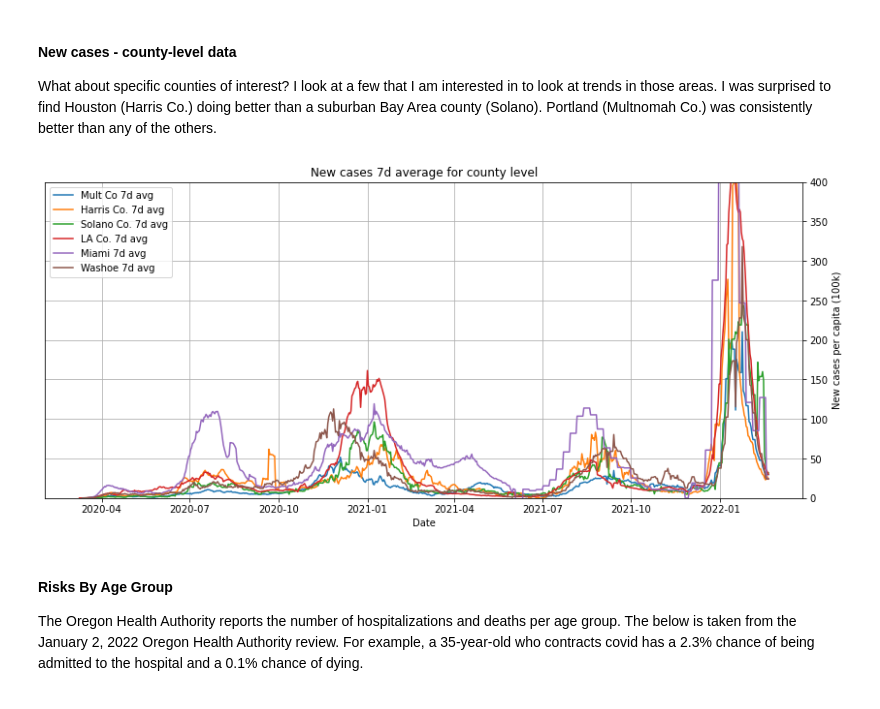
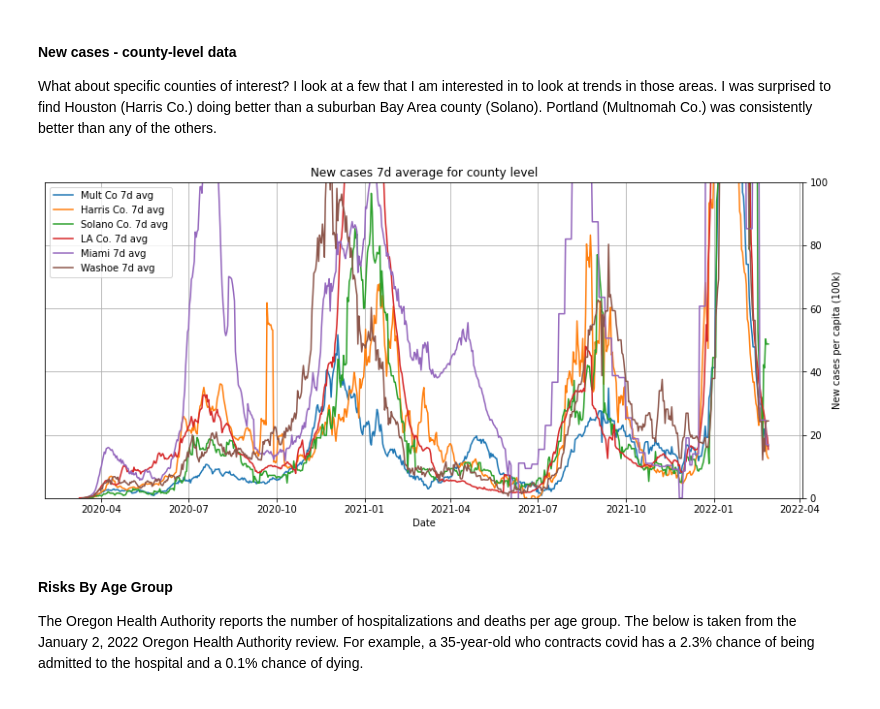
Before and after one commit to nb137/Covid-Data-Analysis, a Jupyter notebook: Covid_Data_Plots.ipynb, the cells around one changed output. Cells and saved outputs as stored; diff of their text form; code cells hidden in the pictures.

```diff
--- a/Covid_Data_Plots.ipynb
+++ b/Covid_Data_Plots.ipynb
@@ -80,35 +80,35 @@ la = df[df['county']=="Los Angeles"]
 la.index = la.date
 la['new_cases'] = la['cases'].diff()
 la['smooth'] = la['new_cases'].rolling(7).mean()
 mi = df[df['county']=="Miami-Dade"]
 mi.index = mi.date
 mi['new_cases'] = mi['cases'].diff()
 mi['smooth'] = mi['new_cases'].rolling(7).mean()
 wa = df[df['county']=="Washoe"]
 wa.index = wa.date
 wa['new_cases'] = wa['cases'].diff()
 wa['smooth'] = wa['new_cases'].rolling(7).mean()
 
 # Cases per capita on one plot
 plt.figure(figsize=(14,6))
 plt.plot(mult.index, mult.smooth*1e5/mult_pop, label='Mult Co 7d avg')
 plt.plot(har.index, har.smooth*1e5/har_pop, label='Harris Co. 7d avg')
 plt.plot(sol.index, sol.smooth*1e5/sol_pop, label='Solano Co. 7d avg')
 plt.plot(la.index, la.smooth*1e5/la_pop, label='LA Co. 7d avg')
 plt.plot(mi.index, mi.smooth*1e5/mi_pop, label='Miami 7d avg')
 plt.plot(wa.index, wa.smooth*1e5/wa_pop, label='Washoe 7d avg')
 
 plt.xlabel('Date')
 plt.ylabel('New cases per capita (100k)')
 plt.title('New cases 7d average for county level')
 plt.grid(which='both')
 plt.legend(loc='upper left')
-plt.ylim(0,400)
+plt.ylim(0,100)
 ax = plt.gca()
 ax.yaxis.tick_right()
 ax.yaxis.set_label_position("right")
 # %% [output]
-[figure, old version]
+[figure, new version]
 # %% [markdown]
 #### Risks By Age Group
 The Oregon Health Authority reports the number of hospitalizations and deaths per age group. The below is taken from the January 2, 2022 Oregon Health Authority review. For example, a 35-year-old who contracts covid has a 2.3% chance of being admitted to the hospital and a 0.1% chance of dying.<br><br>
```
Also changed, not shown: parts of 8 cells of this notebook, 1 other file.
